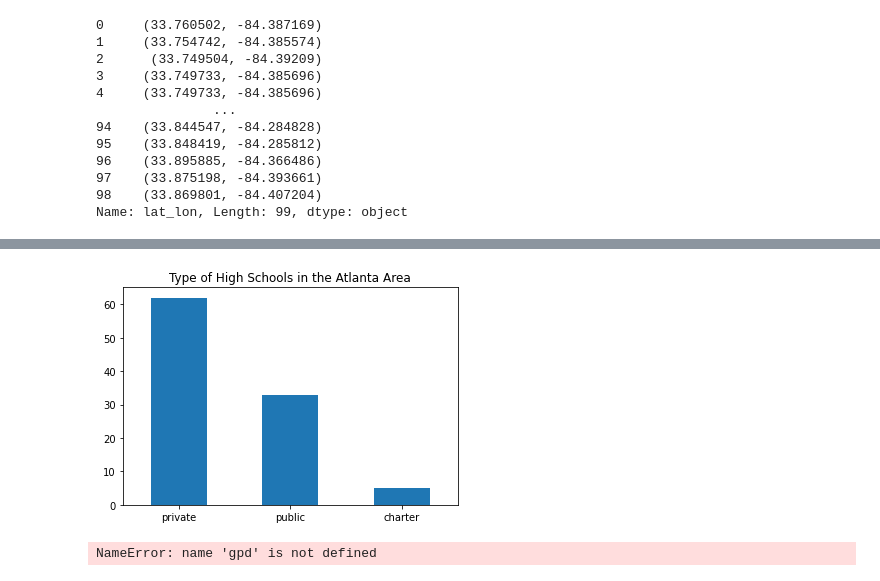
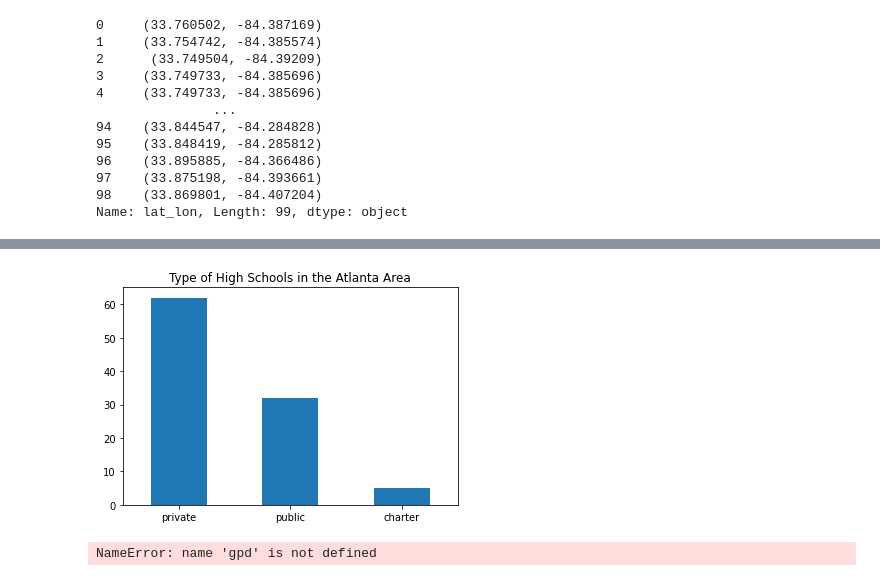
Before and after one commit to KellyPared/GT-Bootcamp-Atlanta_schoolsby_district, a Jupyter notebook: gt-greater-schools2-kps.ipynb, the cells around one changed output, grey strips where cells are left out. Cells and saved outputs as stored; diff of their text form; code cells hidden in the pictures.

```diff
--- a/gt-greater-schools2-kps.ipynb
+++ b/gt-greater-schools2-kps.ipynb
@@ -377,12 +377,12 @@ df.head()
 # %%
 df.to_csv('output-data/schools_rating_v2.csv')
 # %%
-zipcode_schools_df['type'].value_counts().plot(kind='bar',stacked=True, rot=0)
+df['type'].value_counts().plot(kind='bar',stacked=True, rot=0)
 plt.title("Type of High Schools in the Atlanta Area")
 plt.savefig("output-data/types_of_schools.png")
 plt.show()
 # %% [output]
-[figure, old version]
+[figure, new version]
 # %%
 #Evaluation of school ratings from niche.
 import csv
```
Also changed, not shown: parts of 2 cells of this notebook, 3 other files.
